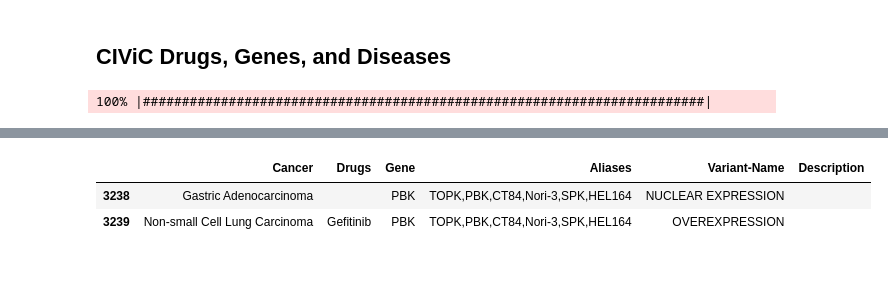
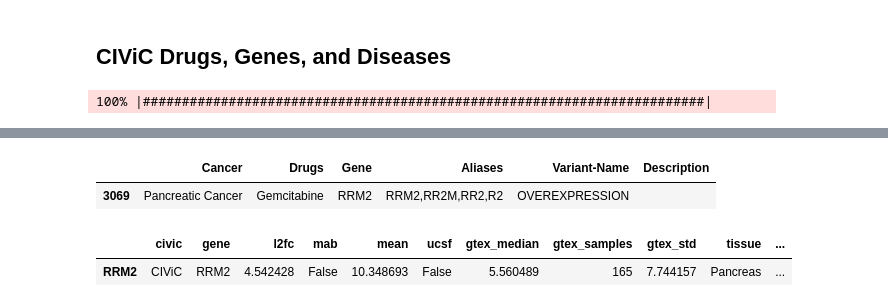
Before and after one commit to jvivian/rnaseq-notebooks, a Jupyter notebook: Repositional-Targets/Repositional-Drug-Targets.ipynb, the cells around one changed output, grey strips where cells are left out. Saved outputs shown, nothing was run; the diff lists cells and outputs as text; code cells hidden in the pictures; blank space fills up the shorter version.

```diff
--- a/Repositional-Targets/Repositional-Drug-Targets.ipynb
+++ b/Repositional-Targets/Repositional-Drug-Targets.ipynb
@@ -259,8 +266,12 @@ civic.head()
 | 3 | Non-small Cell Lung Carcinoma | Alectinib (CH5424802) | ALK | ALK,NBLST3,CD246 | ALK FUSIONS | ALK amplifications, fusions and m... |
 | 4 | Non-small Cell Lung Carcinoma | Brigatinib | ALK | ALK,NBLST3,CD246 | ALK FUSIONS | ALK amplifications, fusions and m... |
 # %%
-civic[civic.Gene == 'PBK']
+civic[civic.Gene == 'RRM2']
 # %% [output]
 |  | Cancer | Drugs | Gene | Aliases | Variant-Name | Description |
-| 3238 | Gastric Adenocarcinoma |  | PBK | TOPK,PBK,CT84,Nori-3,SPK,HEL164 | NUCLEAR EXPRESSION |  |
-| 3239 | Non-small Cell Lung Carcinoma | Gefitinib | PBK | TOPK,PBK,CT84,Nori-3,SPK,HEL164 | OVEREXPRESSION |  |
+| 3069 | Pancreatic Cancer | Gemcitabine | RRM2 | RRM2,RR2M,RR2,R2 | OVEREXPRESSION |  |
+# %%
+lt[(lt.gene == 'RRM2') & (lt.tissue=='Pancreas')]
+# %% [output]
+|  | civic | gene | l2fc | mab | mean | ucsf | gtex_median | gtex_samples | gtex_std | tissue | ... |
+| RRM2 | CIViC | RRM2 | 4.542428 | False | 10.348693 | False | 5.560489 | 165 | 7.744157 | Pancreas | ... |
```
Also changed, not shown: parts of 5 cells of this notebook.
